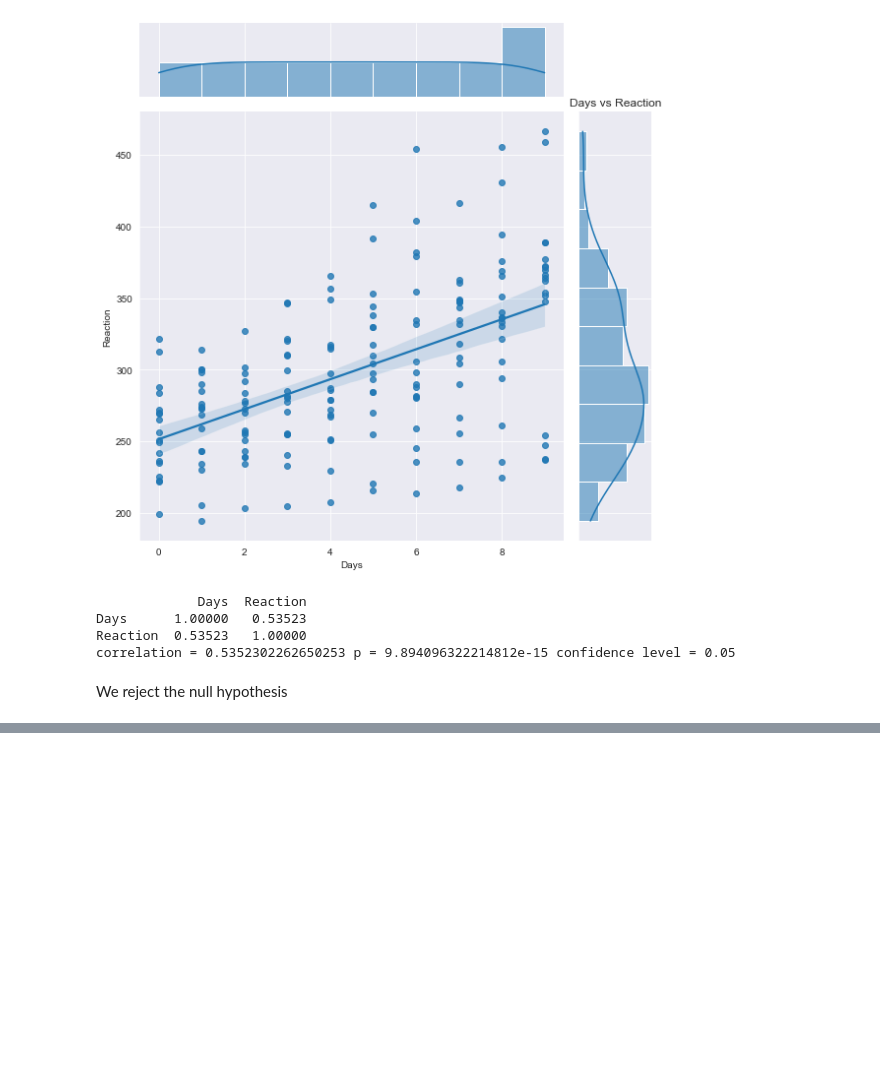
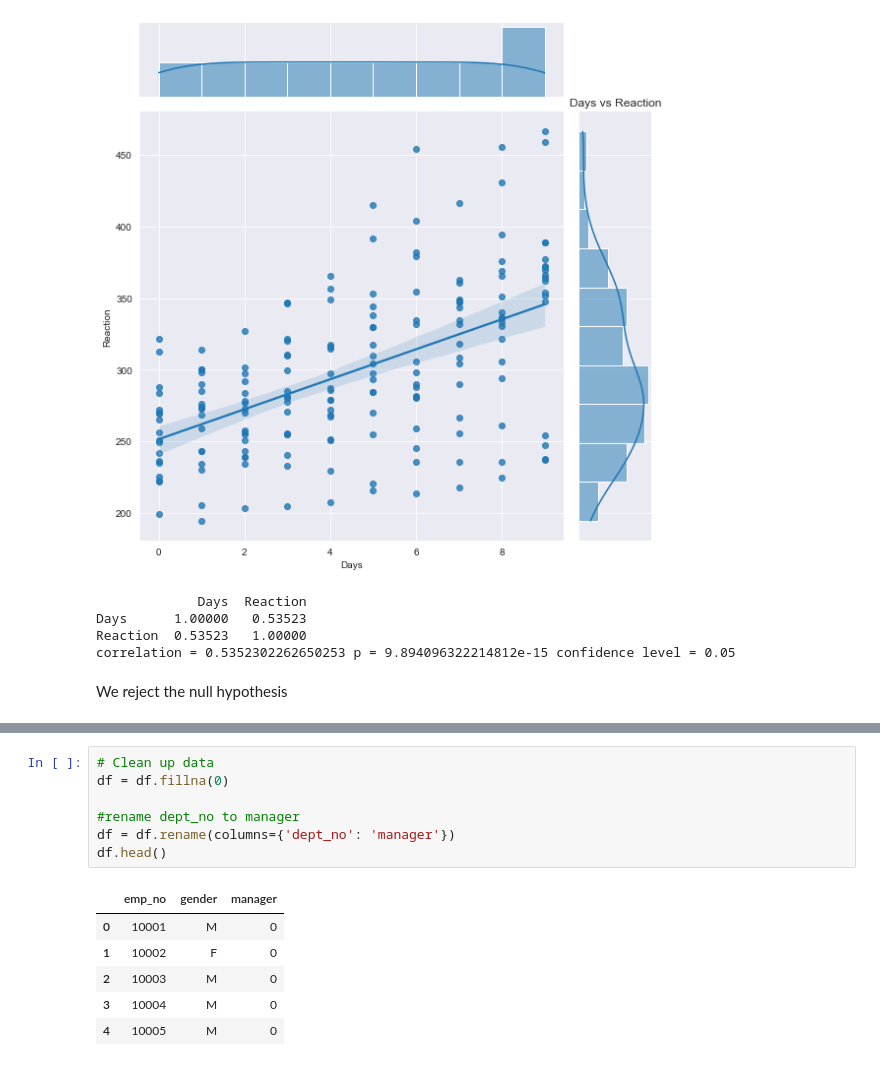
Before and after one commit to craigcalzado/statistics-exercises, a Jupyter notebook: hypothesis_testing.ipynb, the cells around one changed output, grey strips where cells are left out. Saved outputs shown, nothing was run; the diff lists cells and outputs as text; blank space fills up the shorter version.

Commit message:
Completed Chi2 (cleaning up)'

```diff
--- a/hypothesis_testing.ipynb
+++ b/hypothesis_testing.ipynb
@@ -615,0 +846,14 @@ We reject the null hypothesis
+# %%
+# Clean up data
+df = df.fillna(0)
+
+#rename dept_no to manager
+df = df.rename(columns={'dept_no': 'manager'})
+df.head()
+# %% [output]
+|  | emp_no | gender | manager |
+| 0 | 10001 | M | 0 |
+| 1 | 10002 | F | 0 |
+| 2 | 10003 | M | 0 |
+| 3 | 10004 | M | 0 |
+| 4 | 10005 | M | 0 |
```
Also changed, not shown: parts of 26 cells of this notebook.
